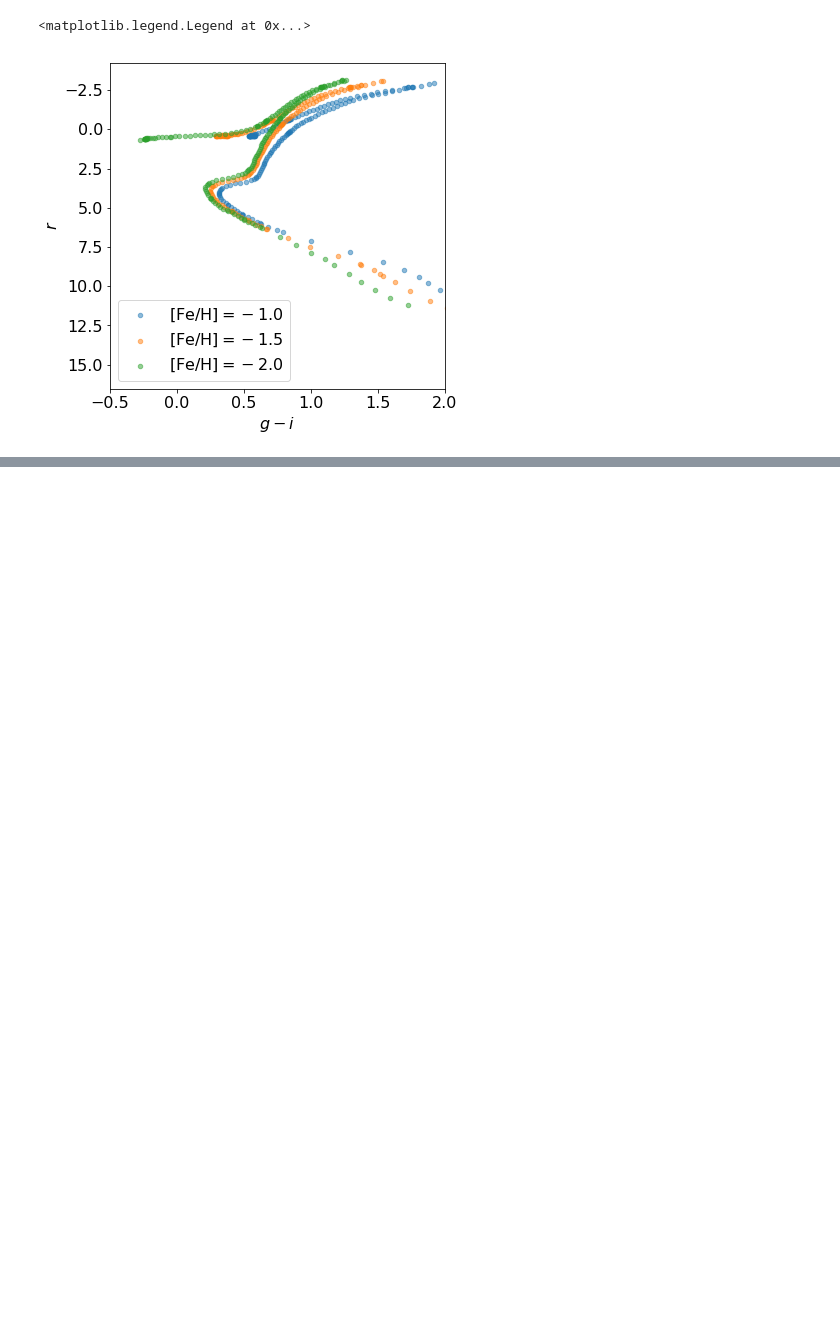
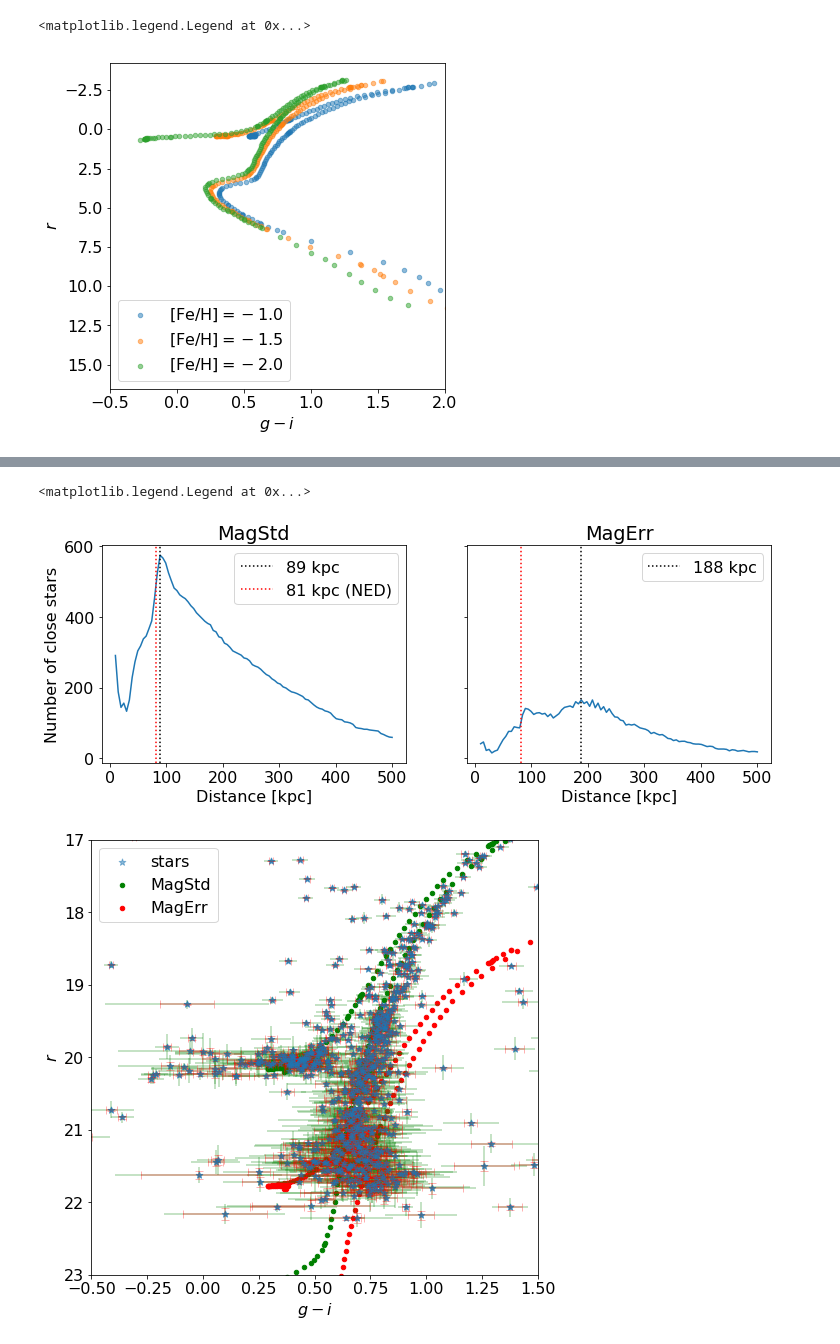
Before and after one commit to ddefelip/galfahi, a Jupyter notebook: Isochrone Fitting.ipynb, the cells around one changed output, grey strips where cells are left out. Drawn from its saved outputs; the diff is of its cells as text; code cells hidden in the pictures; blank space fills up the shorter version.

Commit message:
comparing types of errors in fitting

```diff
--- a/Isochrone Fitting.ipynb
+++ b/Isochrone Fitting.ipynb
@@ -79,18 +68,22 @@ distance = 1000*np.linspace(10,500,100)
 distmod = 5*np.log10(distance/10)
 # %%
-# Find best-fit isochrone
+# Find best-fit isochrone, once using MagStd, once using MagErr
 numclosestars = np.zeros(distance.size)
 for j in range(distance.size):
     for i in range(star_tab['rMeanPSFMag'].size):
         point = np.array([star_tab['gMeanPSFMag'][i]-star_tab['iMeanPSFMag'][i],
                           star_tab['rMeanPSFMag'][i]]).reshape(-1,1)
-        iso = np.array([isoc2['g']-isoc2['i'],isoc2['r']+distmod[j]])
+        iso = np.array([isoc15['g']-isoc15['i'],isoc15['r']+distmod[j]])
         if np.any( (np.abs(point[1]-iso[1]) < star_tab['rMeanPSFMagStd'][i])*\
                    (np.abs(point[0]-iso[0]) < np.sqrt(star_tab['gMeanPSFMagStd'][i]**2+star_tab['iMeanPSFMagStd'][i]**2)) ):
             numclosestars[j] += 1
 
-pl.plot(distance/1000,numclosestars)
-pl.xlabel('Distance [kpc]')
-pl.ylabel('Number of close stars')
-bestdist = distance[numclosestars==numclosestars.max()]
-bestdist/1000
+numclosestars1 = np.zeros(distance.size)
+for j in range(distance.size):
+    for i in range(star_tab['rMeanPSFMag'].size):
+        point = np.array([star_tab['gMeanPSFMag'][i]-star_tab['iMeanPSFMag'][i],
+                          star_tab['rMeanPSFMag'][i]]).reshape(-1,1)
+        iso = np.array([isoc15['g']-isoc15['i'],isoc15['r']+distmod[j]])
+        if np.any( (np.abs(point[1]-iso[1]) < star_tab['rMeanPSFMagErr'][i])*\
+                   (np.abs(point[0]-iso[0]) < np.sqrt(star_tab['gMeanPSFMagErr'][i]**2+star_tab['iMeanPSFMagErr'][i]**2)) ):
+            numclosestars1[j] += 1
@@ -120,3 +90,46 @@ pl.legend()
+# %%
+# Plot results of fit
+f, (ax1, ax2) = pl.subplots(1,2,sharex=True,sharey=True,figsize=(12,4))
+ax1.plot(distance/1000,numclosestars,label='')
+ax1.set_xlabel('Distance [kpc]')
+ax1.set_ylabel('Number of close stars')
+bestdist = distance[numclosestars==numclosestars.max()][0]
+ax1.axvline(x=bestdist/1000,linestyle='dotted',color='black',label=str(np.int(bestdist/1000))+' kpc')
+ax1.axvline(x=81,linestyle='dotted',color='red',label='81 kpc (NED)')
+ax1.set_title('MagStd')
+ax1.legend()
+ax2.plot(distance/1000,numclosestars1,label='')
+ax2.set_xlabel('Distance [kpc]')
+bestdist1 = distance[numclosestars1==numclosestars1.max()][0]
+ax2.axvline(x=bestdist1/1000,linestyle='dotted',color='black',label=str(np.int(bestdist1/1000))+' kpc')
+ax2.axvline(x=81,linestyle='dotted',color='red',label='')
+ax2.set_title('MagErr')
+ax2.legend()
+
+# Galaxy CMD with best-fit isochrones
+f = pl.figure(figsize=(8,8))
+pl.scatter(star_tab['gMeanPSFMag']-star_tab['iMeanPSFMag'],star_tab['rMeanPSFMag'],
+           s=50,alpha=0.5,marker='*',label='stars')
+pl.errorbar(star_tab['gMeanPSFMag']-star_tab['iMeanPSFMag'],star_tab['rMeanPSFMag'],
+            xerr=np.sqrt(star_tab['gMeanPSFMagStd']**2+star_tab['iMeanPSFMagStd'][i]**2),
+            yerr=star_tab['rMeanPSFMagStd'],alpha=0.3,fmt='*',ecolor='green',label='')
+pl.errorbar(star_tab['gMeanPSFMag']-star_tab['iMeanPSFMag'],star_tab['rMeanPSFMag'],
+            xerr=np.sqrt(star_tab['gMeanPSFMagErr']**2+star_tab['iMeanPSFMagErr'][i]**2),
+            yerr=star_tab['rMeanPSFMagErr'],alpha=0.3,fmt='*',ecolor='red',capsize=4,label='')
+pl.xlim(-0.5,1.5)
+pl.ylim(17,23)
+pl.xlabel(r'$g-i$')
+pl.ylabel(r'$r$')
+pl.gca().invert_yaxis()
+pl.scatter(isoc15['g']-isoc15['i'],isoc15['r']+5*np.log10(bestdist/10),
+           s=20,alpha=1,label='MagStd',marker='o',color='green')
+pl.scatter(isoc15['g']-isoc15['i'],isoc15['r']+5*np.log10(bestdist1/10),
+           s=20,alpha=1,label='MagErr',marker='o',color='red')
+pl.legend(loc='upper left')
+# %% [output]
+<matplotlib.legend.Legend at 0x...>
+[figure, added]
+[figure, added]
 # %%
 # as a next step, try doing a bunch of these in a row for various known galaxies, see how accurate distances
 # and how good isochrones look on CMD.
```
Also changed, not shown: parts of 6 cells of this notebook.
